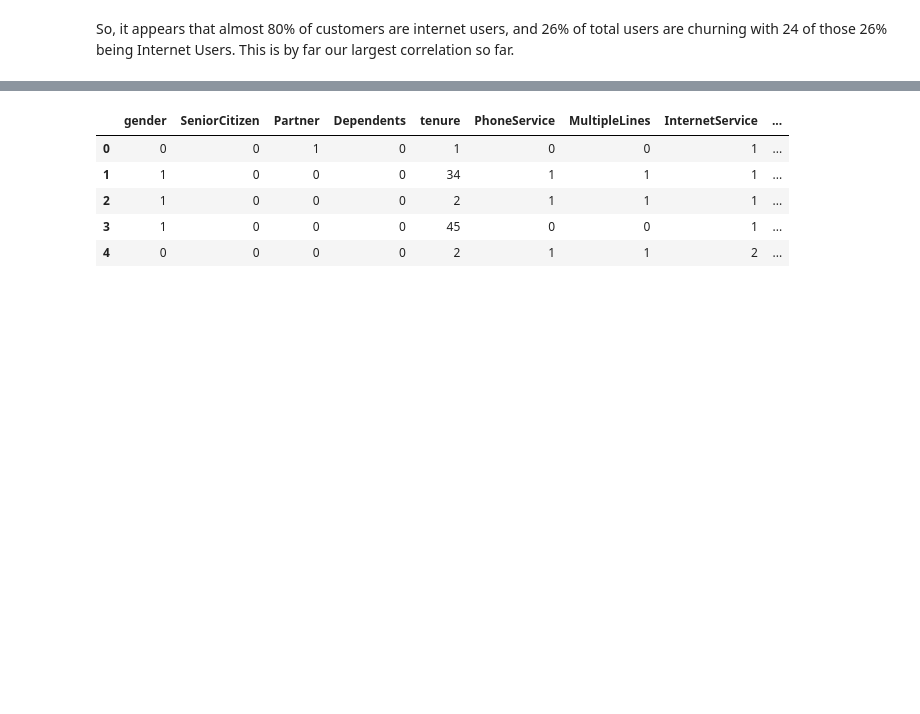
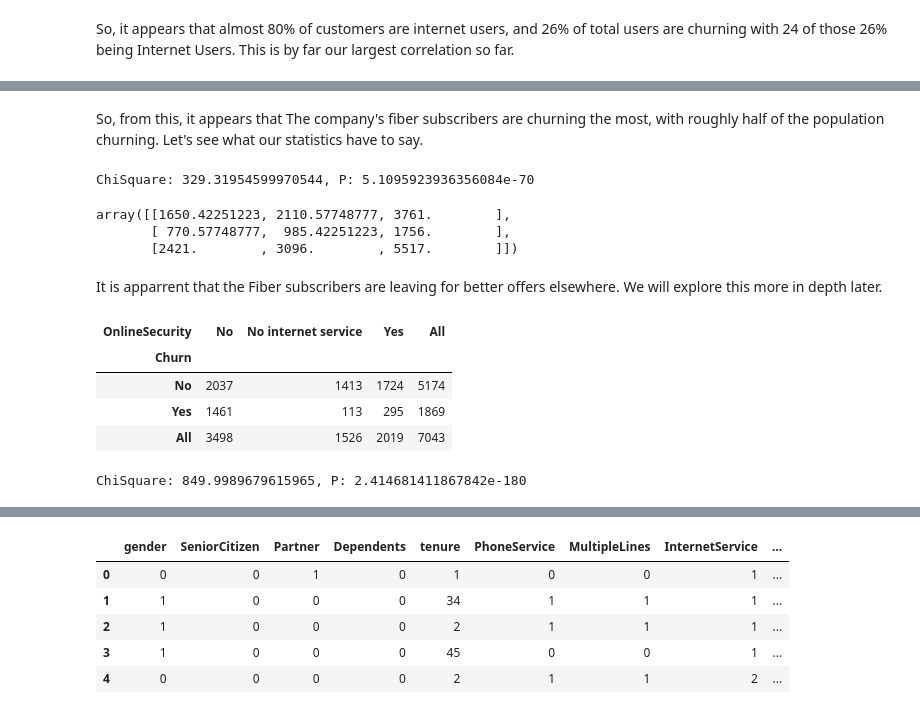
Before and after one commit to cjrutherford/mining, a Jupyter notebook: Data Mining Code Portion..ipynb, the cells around one changed output, grey strips where cells are left out. Cells and saved outputs as stored; diff of their text form; code cells hidden in the pictures; blank space fills up the shorter version.

```diff
--- a/Data Mining Code Portion..ipynb
+++ b/Data Mining Code Portion..ipynb
@@ -453,0 +472,28 @@ So, it appears that almost 80% of customers are internet users, and 26% of total
+# %% [markdown]
+So, from this, it appears that The company's fiber subscribers are churning the most, with roughly half of the population churning. Let's see what our statistics have to say.
+# %%
+chiSq, p, dof, expected = scipy.stats.chi2_contingency(all_internet_tab.values)
+print(f'ChiSquare: {chiSq}, P: {p}')
+# %% [output]
+ChiSquare: 329.31954599970544, P: 5.1095923936356084e-70
+# %%
+expected
+# %% [output]
+array([[1650.42251223, 2110.57748777, 3761.        ],
+       [ 770.57748777,  985.42251223, 1756.        ],
+       [2421.        , 3096.        , 5517.        ]])
+# %% [markdown]
+It is apparrent that the Fiber subscribers are leaving for better offers elsewhere. We will explore this more in depth later.
+# %%
+crosstabs[7]
+# %% [output]
+| OnlineSecurity | No | No internet service | Yes | All |
+| Churn |  |  |  |  |
+| No | 2037 | 1413 | 1724 | 5174 |
+| Yes | 1461 | 113 | 295 | 1869 |
+| All | 3498 | 1526 | 2019 | 7043 |
+# %%
+chiSq, p, dof, expected = scipy.stats.chi2_contingency(crosstabs[7].values)
+print(f'ChiSquare: {chiSq}, P: {p}')
+# %% [output]
+ChiSquare: 849.9989679615965, P: 2.414681411867842e-180
```
Also changed, not shown: parts of 62 cells of this notebook.
